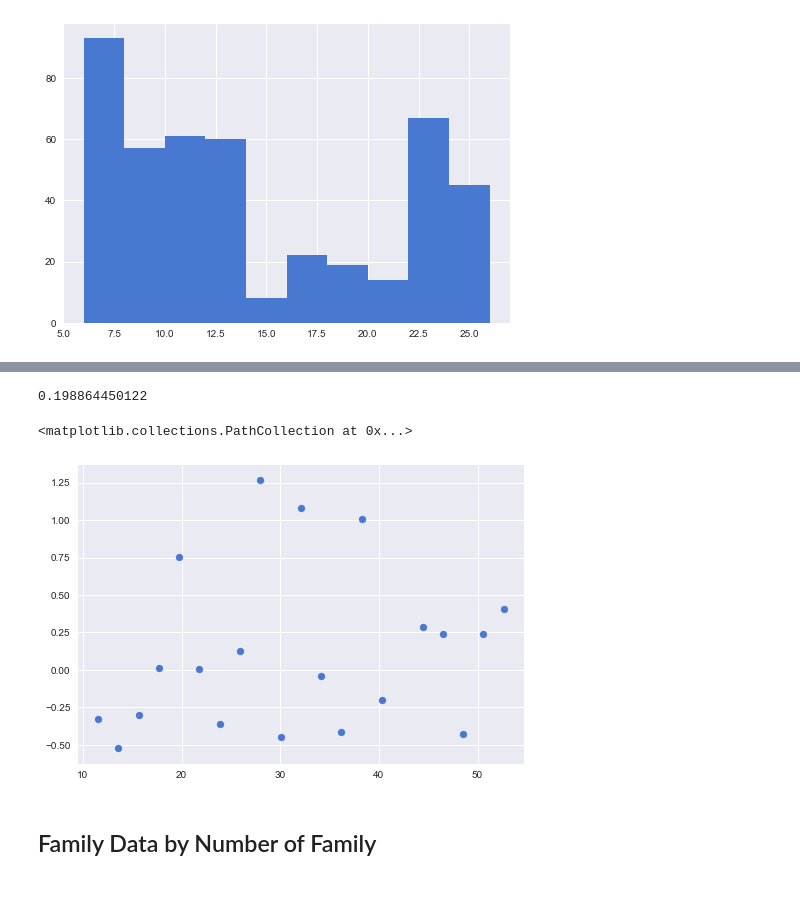
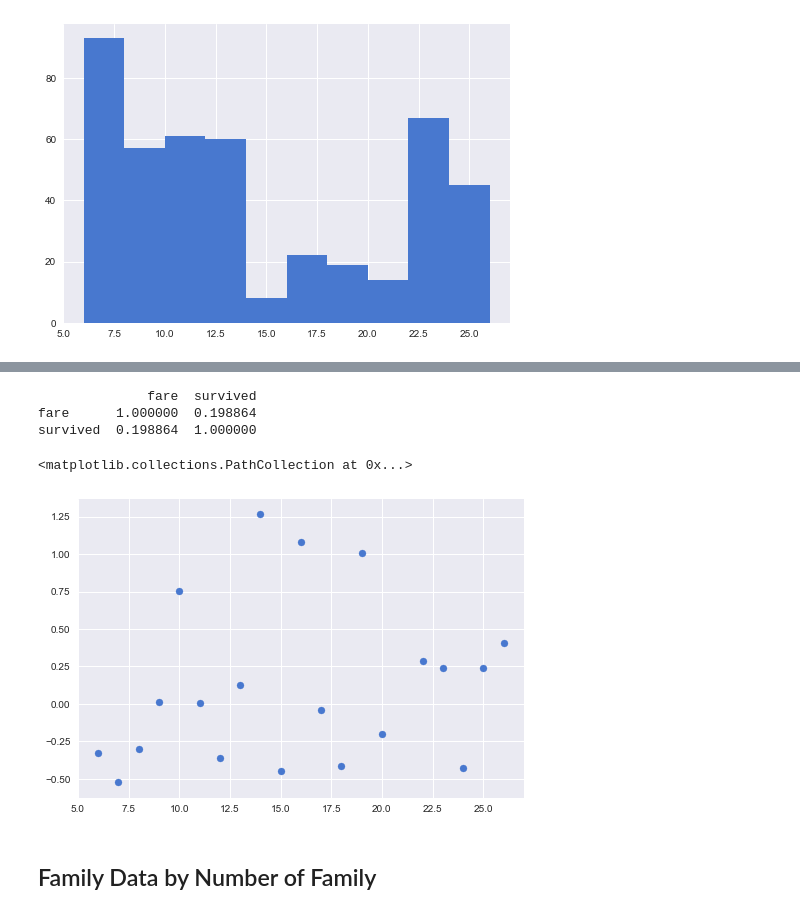
Before and after one commit to kylemeenehan/titanic-data, a Jupyter notebook: Titanic Project.ipynb, the cells around one changed output, grey strips where cells are left out. Drawn from its saved outputs; the diff is of its cells as text; code cells hidden in the pictures.

Commit message:
getting the correct value for pearson's r

```diff
--- a/Titanic Project.ipynb
+++ b/Titanic Project.ipynb
@@ -284,14 +302,17 @@ titanic_fare_binned_standardized.plot.bar()
 [figure]
-# %%
-titanic_fare_scatter_grouped = titanic_fare_binned.groupby('Fare', as_index = False)
-
-titanic_fare_scatter_standardized = titanic_fare_scatter_grouped['Survived'].mean().apply(standardize_mean)
-print titanic_fare_scatter_standardized.corr(method='pearson').loc['Fare','Survived']
-plt.scatter(titanic_fare_scatter_standardized['Fare'], titanic_fare_scatter_standardized['Survived'])
-# %% [output]
-0.198864450122
-<matplotlib.collections.PathCollection at 0x...>
-[figure, removed]
+# %%
+fare_correlation = pd.DataFrame({'fare': titanic_fare_binned_standardized.index.values,
+                                  'survived': titanic_fare_binned_standardized.values})
+
+print fare_correlation.corr(method='pearson')[]
+
+plt.scatter(titanic_fare_binned_standardized.index.values, titanic_fare_binned_standardized.values)
+# %% [output]
+              fare  survived
+fare      1.000000  0.198864
+survived  0.198864  1.000000
+<matplotlib.collections.PathCollection at 0x...>
+[figure, added]
 # %% [markdown]
 ## Family Data by Number of Family
 # %%
```
Also changed, not shown: parts of 2 cells of this notebook.
